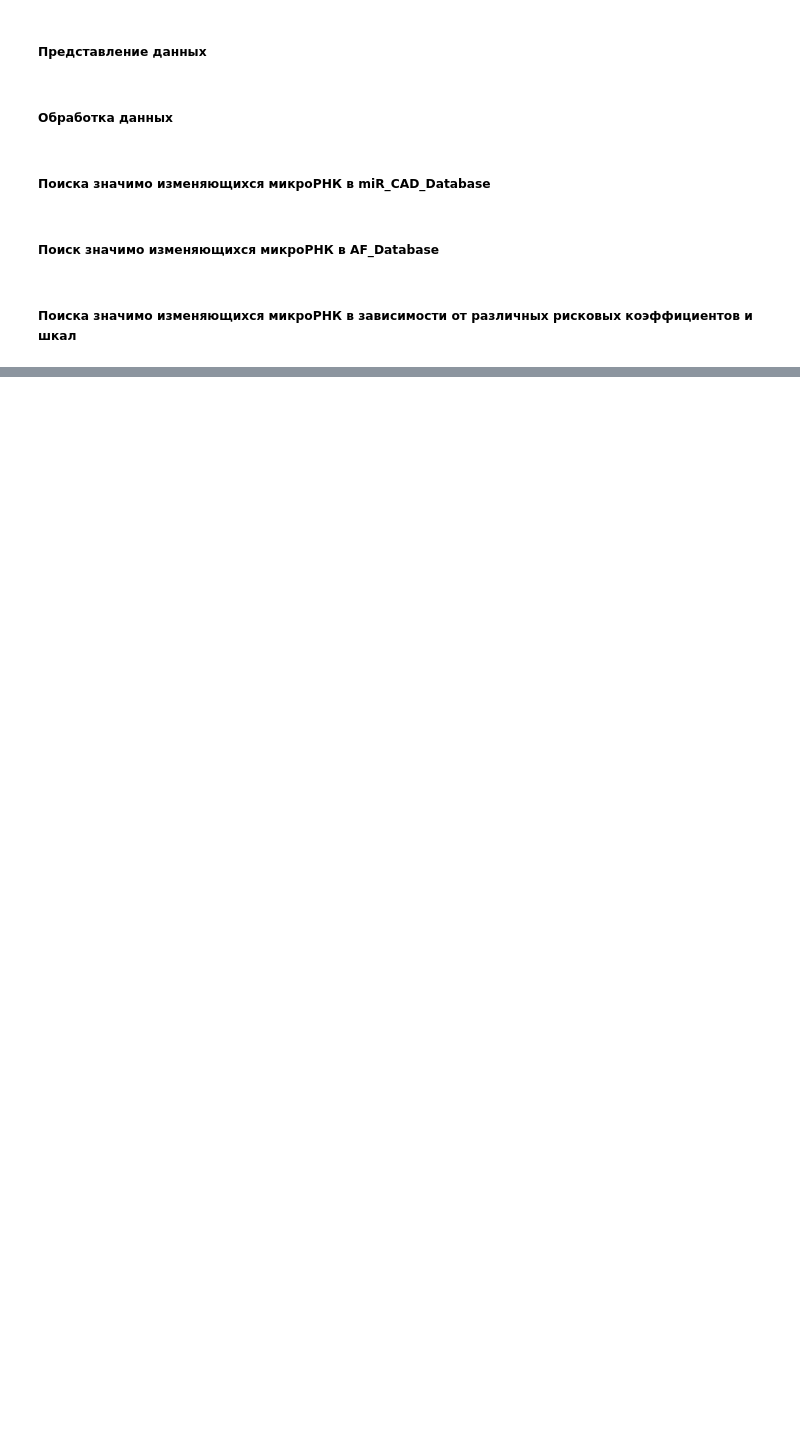
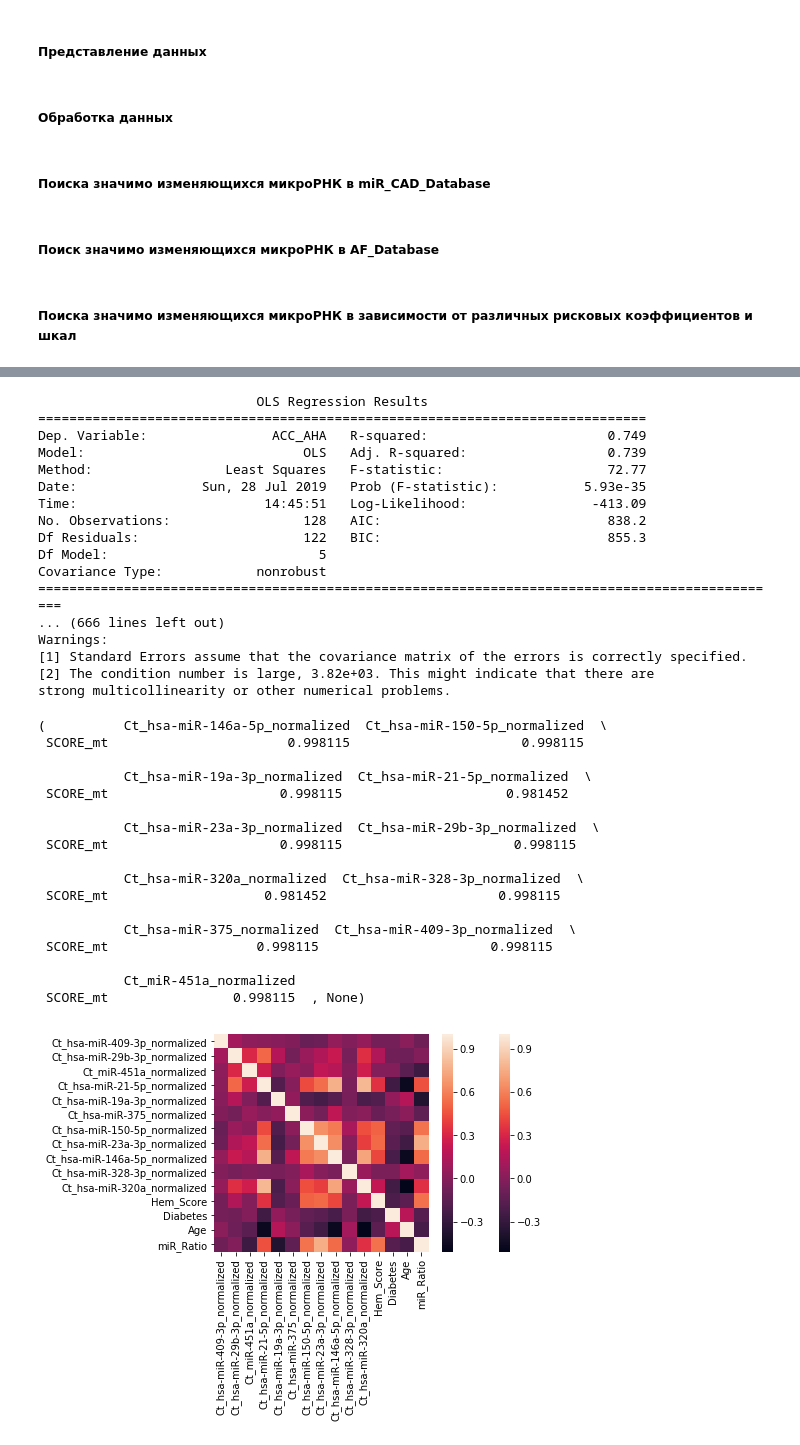
Before and after one commit to bioinformatics-IBCH/microRNA-cardio-significance-2019, a Jupyter notebook: microRNA significance for cardio diseases.ipynb, the cells around one changed output, grey strips where cells are left out. Cells and saved outputs as stored; diff of their text form; code cells hidden in the pictures; blank space fills up the shorter version.

```diff
--- a/microRNA significance for cardio diseases.ipynb
+++ b/microRNA significance for cardio diseases.ipynb
@@ -209,0 +280,39 @@ finder.regression_with_confounding_factors(group_column="ACC_AHA_7,5")
+# %%
+finder.regression_with_confounding_factors(group_column="ACC_AHA", groups=False)
+finder.regression_with_confounding_factors(group_column="SCORE", groups=False)
+# %% [output]
+                            OLS Regression Results
+==============================================================================
+Dep. Variable:                ACC_AHA   R-squared:                       0.749
+Model:                            OLS   Adj. R-squared:                  0.739
+Method:                 Least Squares   F-statistic:                     72.77
+Date:                Sun, 28 Jul 2019   Prob (F-statistic):           5.93e-35
+Time:                        14:45:51   Log-Likelihood:                -413.09
+No. Observations:                 128   AIC:                             838.2
+Df Residuals:                     122   BIC:                             855.3
+Df Model:                           5
+Covariance Type:            nonrobust
+================================================================================================
+... (666 lines left out)
+Warnings:
+[1] Standard Errors assume that the covariance matrix of the errors is correctly specified.
+[2] The condition number is large, 3.82e+03. This might indicate that there are
+strong multicollinearity or other numerical problems.
+(          Ct_hsa-miR-146a-5p_normalized  Ct_hsa-miR-150-5p_normalized  \
+ SCORE_mt                       0.998115                      0.998115
+
+           Ct_hsa-miR-19a-3p_normalized  Ct_hsa-miR-21-5p_normalized  \
+ SCORE_mt                      0.998115                     0.981452
+
+           Ct_hsa-miR-23a-3p_normalized  Ct_hsa-miR-29b-3p_normalized  \
+ SCORE_mt                      0.998115                      0.998115
+
+           Ct_hsa-miR-320a_normalized  Ct_hsa-miR-328-3p_normalized  \
+ SCORE_mt                    0.981452                      0.998115
+
+           Ct_hsa-miR-375_normalized  Ct_hsa-miR-409-3p_normalized  \
+ SCORE_mt                   0.998115                      0.998115
+
+           Ct_miR-451a_normalized
+ SCORE_mt                0.998115  , None)
+[figure, added]
```
Also changed, not shown: parts of 3 cells of this notebook.
